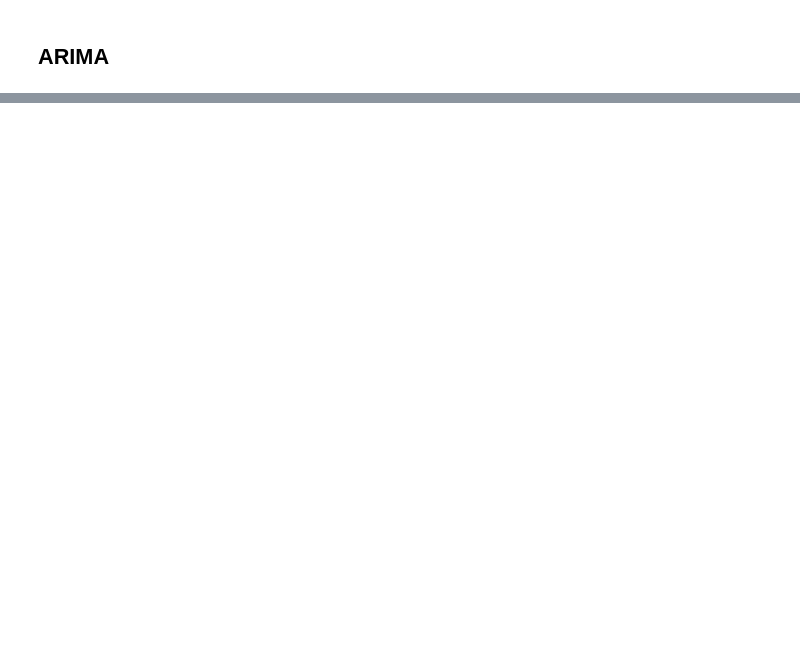
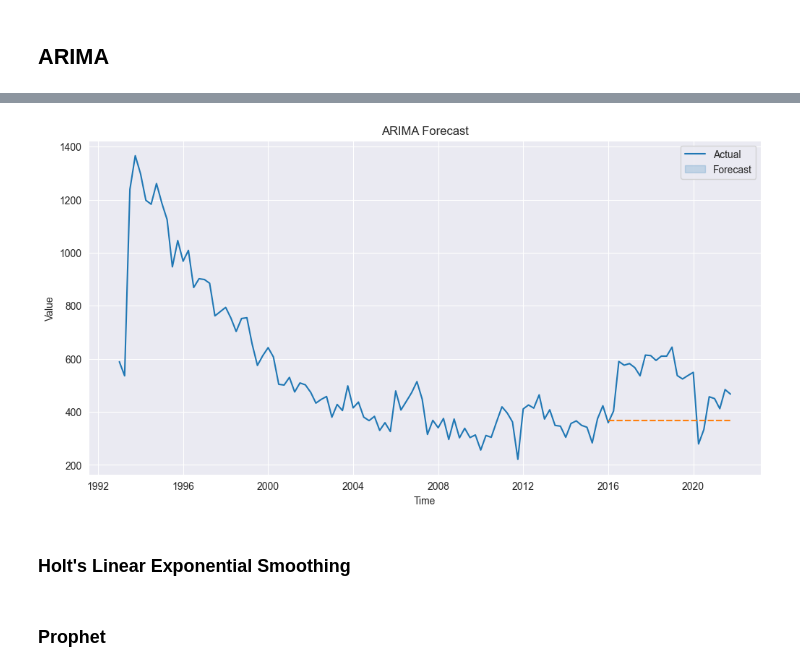
Before and after one commit to MarcusO17/NCVS2022Analysis, a Jupyter notebook: TimeSeriesAnalysis.ipynb, the cells around one changed output, grey strips where cells are left out. Saved outputs shown, nothing was run; the diff lists cells and outputs as text; code cells hidden in the pictures; blank space fills up the shorter version.

Commit message:
Prophet

```diff
--- a/TimeSeriesAnalysis.ipynb
+++ b/TimeSeriesAnalysis.ipynb
@@ -243,0 +271,27 @@ plt.show()
+# %%
+
+from statsmodels.tsa.api import SimpleExpSmoothing
+
+
+ses = SimpleExpSmoothing(train_data)
+alpha = 0.3
+model = ses.fit(smoothing_level = alpha, optimized = False)
+# %%
+forecast = model.forecast(steps=len(test_data))
+# %%
+
+sns.set_style("darkgrid")
+plt.figure(figsize=(12, 6))
+vis_df = pd.concat([time_df,forecast])
+sns.lineplot(data=vis_df)
+plt.xlabel('Time')
+plt.ylabel('Value')
+plt.title('ARIMA Forecast')
+plt.legend(['Actual', 'Forecast'])
+plt.show()
+# %% [output]
+[figure, added]
+# %% [markdown]
+###  Holt's Linear Exponential Smoothing
+# %% [markdown]
+### Prophet
```
Also changed, not shown: parts of 20 cells of this notebook.
